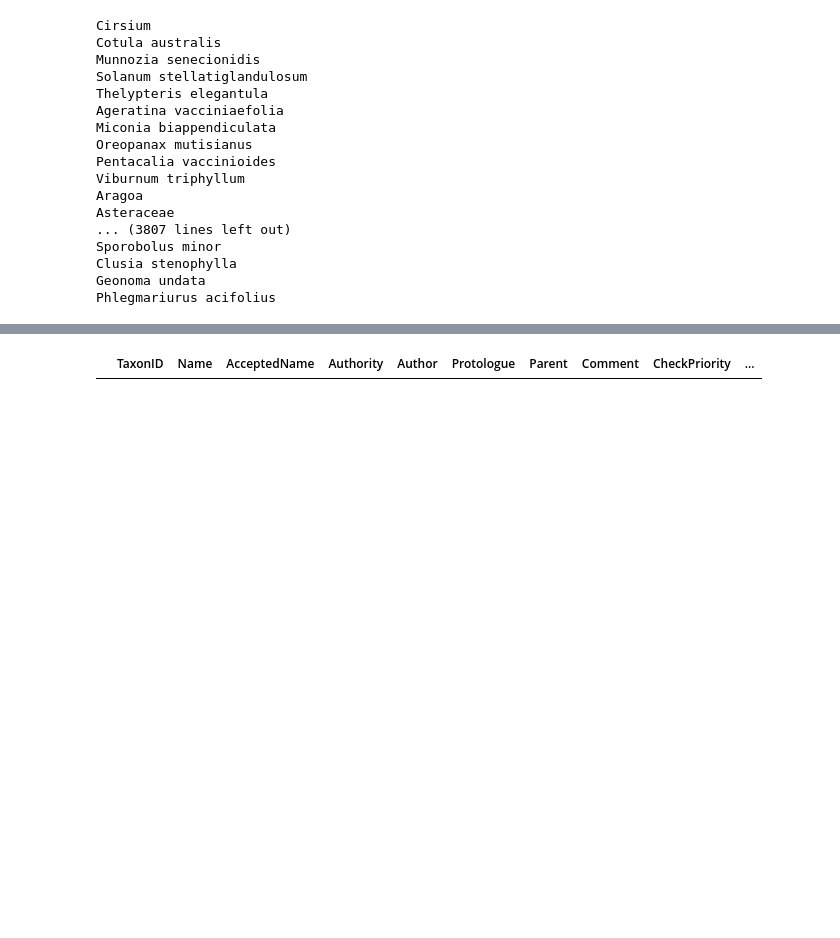
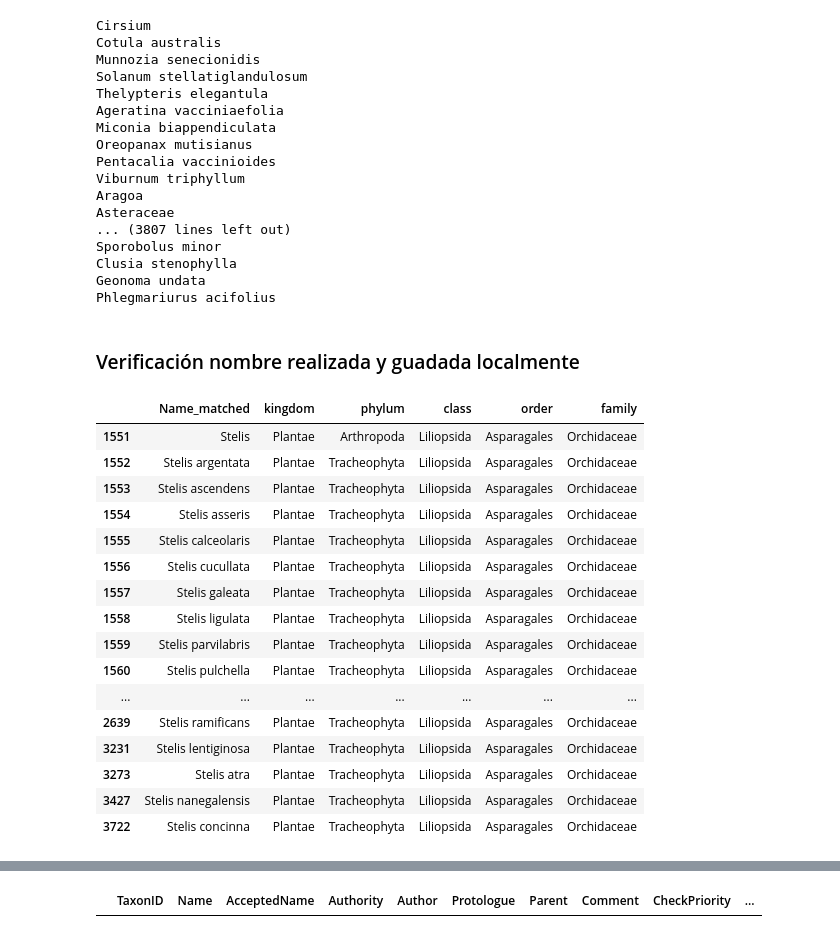
Before and after one commit to nrsalinas/db-conservacion-in-situ, a Jupyter notebook: migracion-dev.ipynb, the cells around one changed output, grey strips where cells are left out. Drawn from its saved outputs; the diff is of its cells as text; code cells hidden in the pictures; blank space fills up the shorter version.

```diff
--- a/migracion-dev.ipynb
+++ b/migracion-dev.ipynb
@@ -301,3 +297,30 @@ taxa_map = taxa_map.drop(
 )
 # %%
 taxa_map.to_csv('taxa_map.csv', index=False)
+# %% [markdown]
+### Verificación nombre realizada y guadada localmente
+# %%
+taxa_map = pd.read_csv('taxa_map.csv')
+# %%
+taxa_map.loc[
+	(taxa_map.Genus_matched == 'Stelis'),
+	['Name_matched', 'kingdom', 'phylum', 'class', 'order', 'family']
+]
+# %% [output]
+|  | Name_matched | kingdom | phylum | class | order | family |
+| 1551 | Stelis | Plantae | Arthropoda | Liliopsida | Asparagales | Orchidaceae |
+| 1552 | Stelis argentata | Plantae | Tracheophyta | Liliopsida | Asparagales | Orchidaceae |
+| 1553 | Stelis ascendens | Plantae | Tracheophyta | Liliopsida | Asparagales | Orchidaceae |
+| 1554 | Stelis asseris | Plantae | Tracheophyta | Liliopsida | Asparagales | Orchidaceae |
+| 1555 | Stelis calceolaris | Plantae | Tracheophyta | Liliopsida | Asparagales | Orchidaceae |
+| 1556 | Stelis cucullata | Plantae | Tracheophyta | Liliopsida | Asparagales | Orchidaceae |
+| 1557 | Stelis galeata | Plantae | Tracheophyta | Liliopsida | Asparagales | Orchidaceae |
+| 1558 | Stelis ligulata | Plantae | Tracheophyta | Liliopsida | Asparagales | Orchidaceae |
+| 1559 | Stelis parvilabris | Plantae | Tracheophyta | Liliopsida | Asparagales | Orchidaceae |
+| 1560 | Stelis pulchella | Plantae | Tracheophyta | Liliopsida | Asparagales | Orchidaceae |
+| ... | ... | ... | ... | ... | ... | ... |
+| 2639 | Stelis ramificans | Plantae | Tracheophyta | Liliopsida | Asparagales | Orchidaceae |
+| 3231 | Stelis lentiginosa | Plantae | Tracheophyta | Liliopsida | Asparagales | Orchidaceae |
+| 3273 | Stelis atra | Plantae | Tracheophyta | Liliopsida | Asparagales | Orchidaceae |
+| 3427 | Stelis nanegalensis | Plantae | Tracheophyta | Liliopsida | Asparagales | Orchidaceae |
+| 3722 | Stelis concinna | Plantae | Tracheophyta | Liliopsida | Asparagales | Orchidaceae |
```
Also changed, not shown: parts of 4 cells of this notebook.
